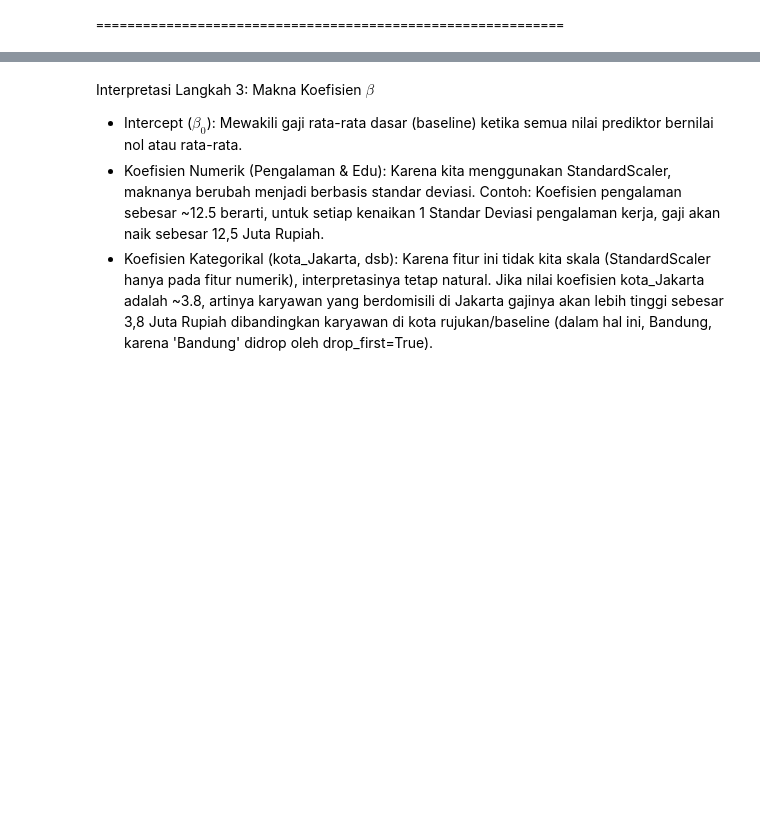
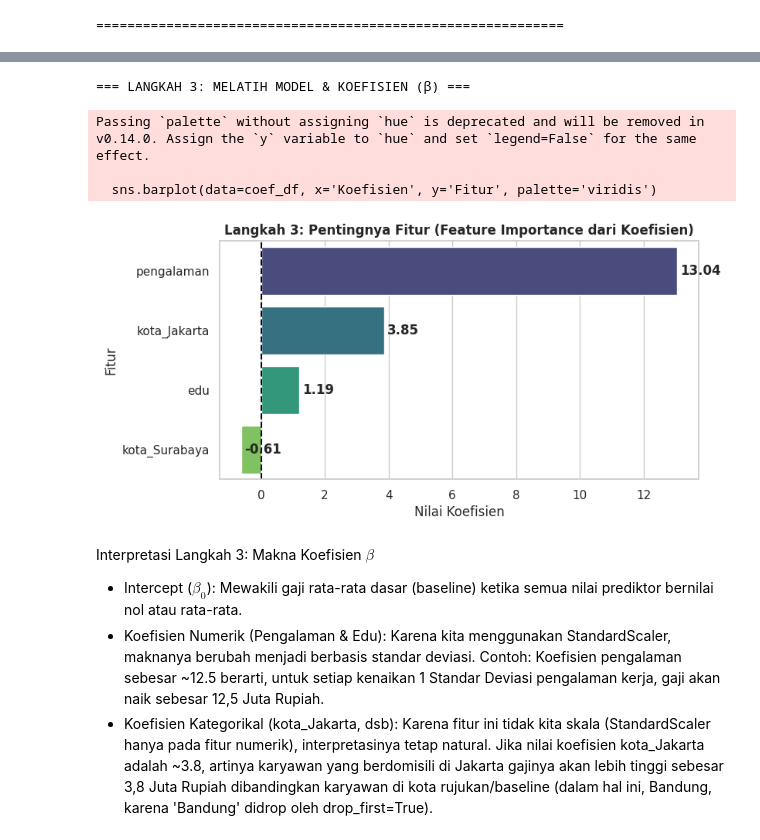
Before and after one commit to noone878/DataScience_230401010262_SEPTIAN-AL-RIZKI, a Jupyter notebook: Pertemuan7_SEPTIAN_AL_RIZKI_230401010262.ipynb, the cells around one changed output, grey strips where cells are left out. Cells and saved outputs as stored; diff of their text form; code cells hidden in the pictures; blank space fills up the shorter version.

```diff
--- a/Pertemuan7_SEPTIAN_AL_RIZKI_230401010262.ipynb
+++ b/Pertemuan7_SEPTIAN_AL_RIZKI_230401010262.ipynb
@@ -112,3 +101,27 @@ Koefisien [ kota_Surabaya ] : -0.61
+# %%
+# ── 3. TRAINING MODEL & KOEFISIEN
+print("\n=== LANGKAH 3: MELATIH MODEL & KOEFISIEN (β) ===")
+model = LinearRegression()
+model.fit(X_train_scaled, y_train)
+
+# Visualisasi Langkah 3
+coef_df = pd.DataFrame({'Fitur': X_train_scaled.columns, 'Koefisien': model.coef_})
+coef_df = coef_df.sort_values(by='Koefisien', ascending=False)
+
+plt.figure(figsize=(8, 4))
+sns.barplot(data=coef_df, x='Koefisien', y='Fitur', palette='viridis')
+plt.title('Langkah 3: Pentingnya Fitur (Feature Importance dari Koefisien)', fontweight='bold')
+plt.axvline(0, color='black', linestyle='--')
+plt.xlabel('Nilai Koefisien')
+for i, v in enumerate(coef_df['Koefisien']):
+    plt.text(v + 0.1, i, f"{v:.2f}", va='center', fontweight='bold')
+plt.show()
+# %% [output]
+=== LANGKAH 3: MELATIH MODEL & KOEFISIEN (β) ===
+Passing `palette` without assigning `hue` is deprecated and will be removed in v0.14.0. Assign the `y` variable to `hue` and set `legend=False` for the same effect.
+
+  sns.barplot(data=coef_df, x='Koefisien', y='Fitur', palette='viridis')
+[figure, added]
 # %% [markdown]
 Interpretasi Langkah 3: Makna Koefisien $\beta$
 
```
Also changed, not shown: parts of 7 cells of this notebook.
